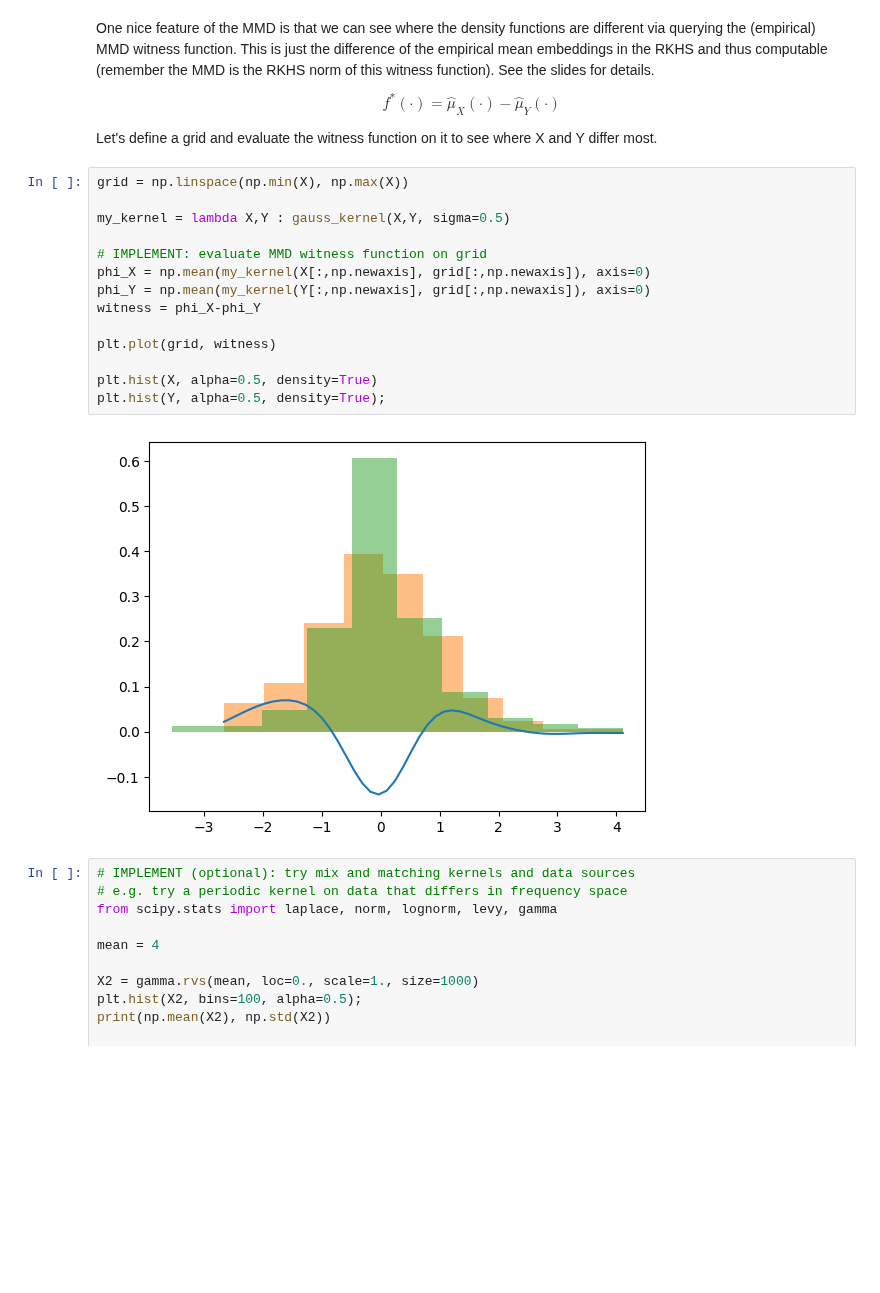
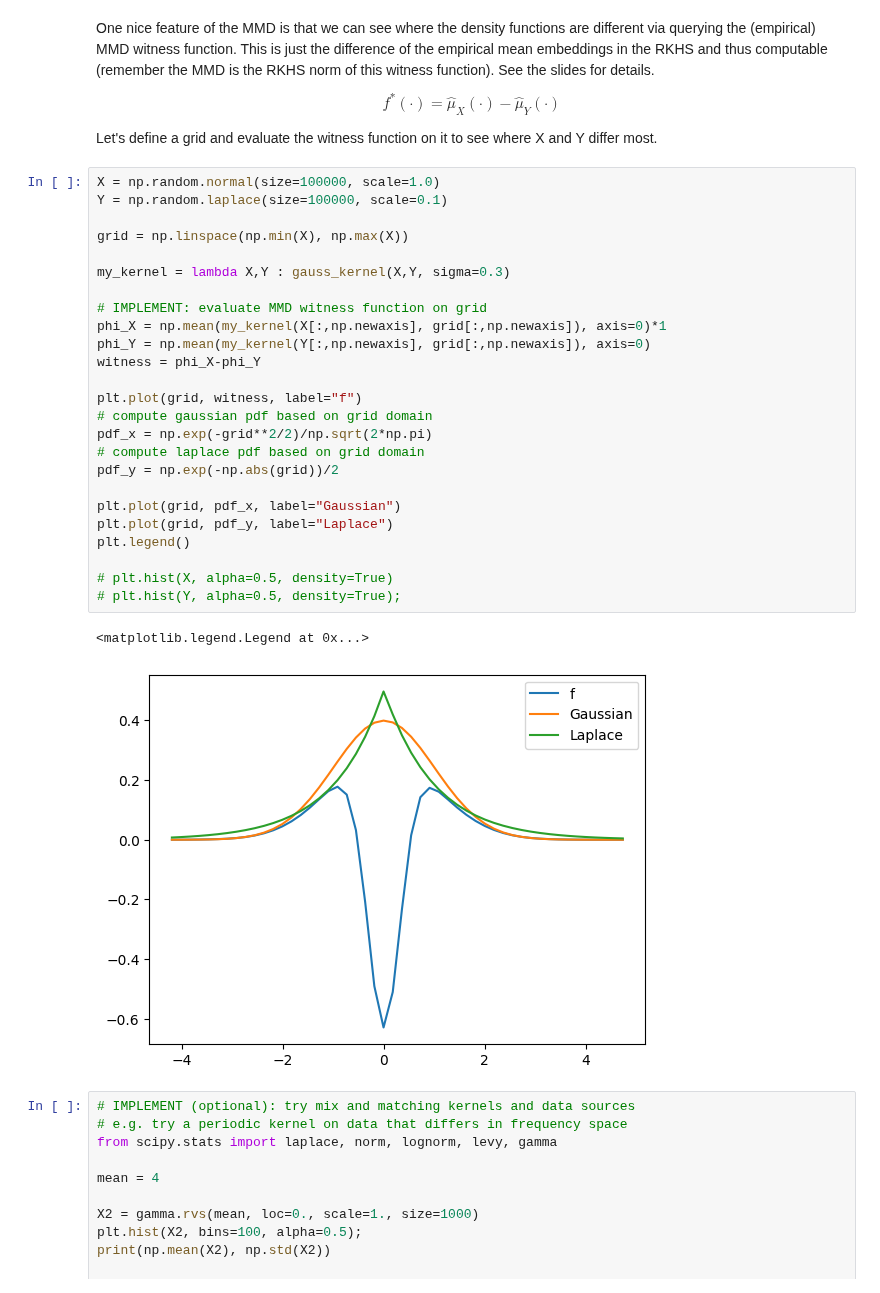
Before and after one commit to luchungi/ds3_kernel_testing, a Jupyter notebook: solutions.ipynb, the cells around one changed output. Saved outputs shown, nothing was run; the diff lists cells and outputs as text; blank space fills up the shorter version.

Commit message:
Add witness function plot

```diff
--- a/solutions.ipynb
+++ b/solutions.ipynb
@@ -474,21 +474,33 @@ $$f^*(\cdot)=\hat \mu_X(\cdot) - \hat \mu_Y(\cdot) $$
 
 Let's define a grid and evaluate the witness function on it to see where X and Y differ most.
 # %%
+X = np.random.normal(size=100000, scale=1.0)
+Y = np.random.laplace(size=100000, scale=0.1)
+
 grid = np.linspace(np.min(X), np.max(X))
 
-my_kernel = lambda X,Y : gauss_kernel(X,Y, sigma=0.5)
+my_kernel = lambda X,Y : gauss_kernel(X,Y, sigma=0.3)
 
 # IMPLEMENT: evaluate MMD witness function on grid
-phi_X = np.mean(my_kernel(X[:,np.newaxis], grid[:,np.newaxis]), axis=0)
+phi_X = np.mean(my_kernel(X[:,np.newaxis], grid[:,np.newaxis]), axis=0)*1
 phi_Y = np.mean(my_kernel(Y[:,np.newaxis], grid[:,np.newaxis]), axis=0)
 witness = phi_X-phi_Y
 
-plt.plot(grid, witness)
+plt.plot(grid, witness, label="f")
+# compute gaussian pdf based on grid domain
+pdf_x = np.exp(-grid**2/2)/np.sqrt(2*np.pi)
+# compute laplace pdf based on grid domain
+pdf_y = np.exp(-np.abs(grid))/2
 
-plt.hist(X, alpha=0.5, density=True)
-plt.hist(Y, alpha=0.5, density=True);
+plt.plot(grid, pdf_x, label="Gaussian")
+plt.plot(grid, pdf_y, label="Laplace")
+plt.legend()
+
+# plt.hist(X, alpha=0.5, density=True)
+# plt.hist(Y, alpha=0.5, density=True);
 # %% [output]
+<matplotlib.legend.Legend at 0x...>
-[figure, old version]
+[figure, new version]
 # %%
 # IMPLEMENT (optional): try mix and matching kernels and data sources
 # e.g. try a periodic kernel on data that differs in frequency space
```
Also changed, not shown: parts of 1 cell of this notebook.
